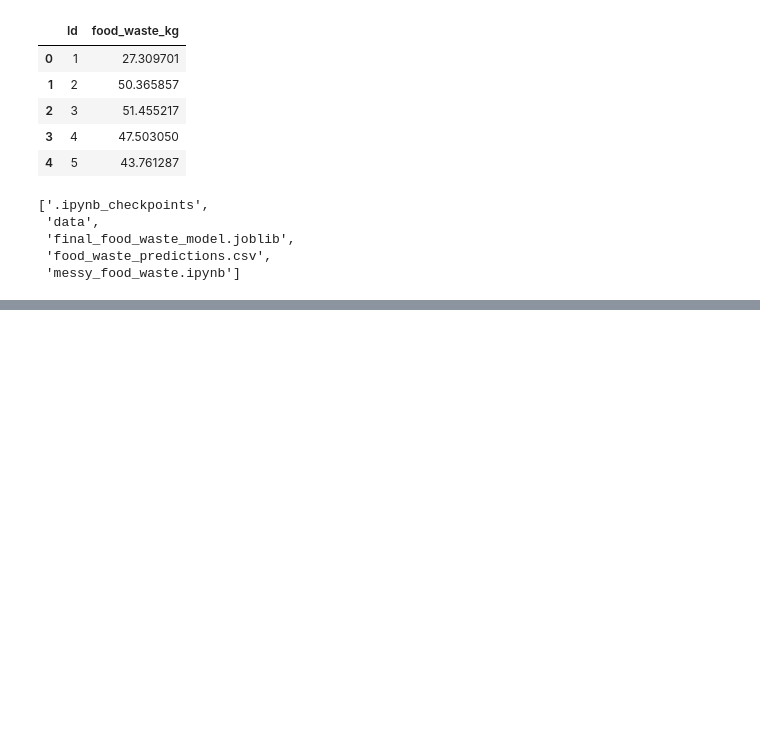
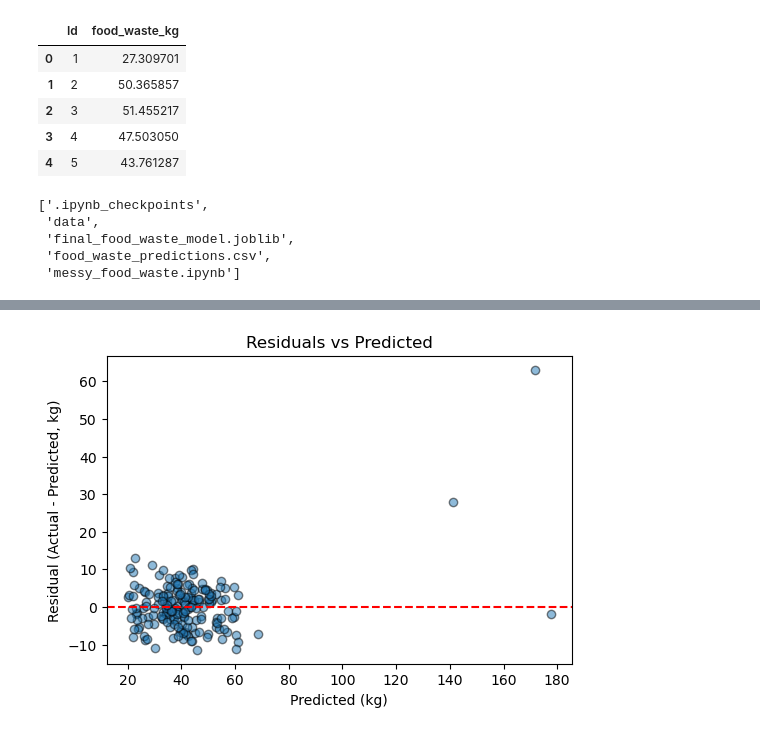
Before and after one commit to yosephlijalem/messy-food-waste, a Jupyter notebook: notebooks/messy_food_waste.ipynb, the cells around one changed output, grey strips where cells are left out. Drawn from its saved outputs; the diff is of its cells as text; code cells hidden in the pictures; blank space fills up the shorter version.

```diff
--- a/notebooks/messy_food_waste.ipynb
+++ b/notebooks/messy_food_waste.ipynb
@@ -716,0 +839,13 @@ os.listdir()
+# %%
+residuals = y_true - y_pred  # actual - predicted (in kg)
+
+import matplotlib.pyplot as plt
+plt.figure(figsize=(6,4))
+plt.scatter(y_pred, residuals, alpha=0.5, edgecolor="k")
+plt.axhline(0, linestyle="--", color="red")
+plt.xlabel("Predicted (kg)")
+plt.ylabel("Residual (Actual - Predicted, kg)")
+plt.title("Residuals vs Predicted")
+plt.show()
+# %% [output]
+[figure, added]
```
Also changed, not shown: parts of 11 cells of this notebook.
